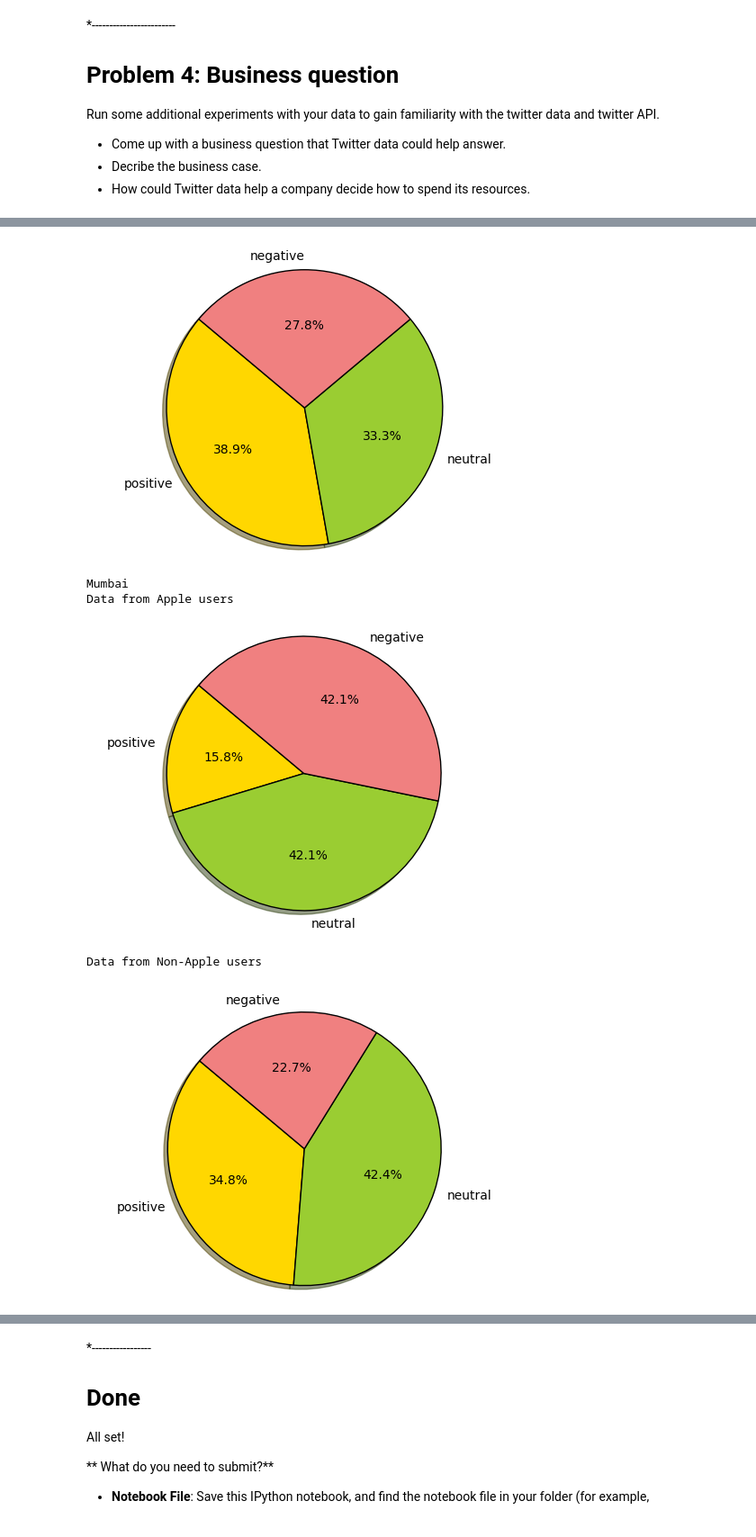
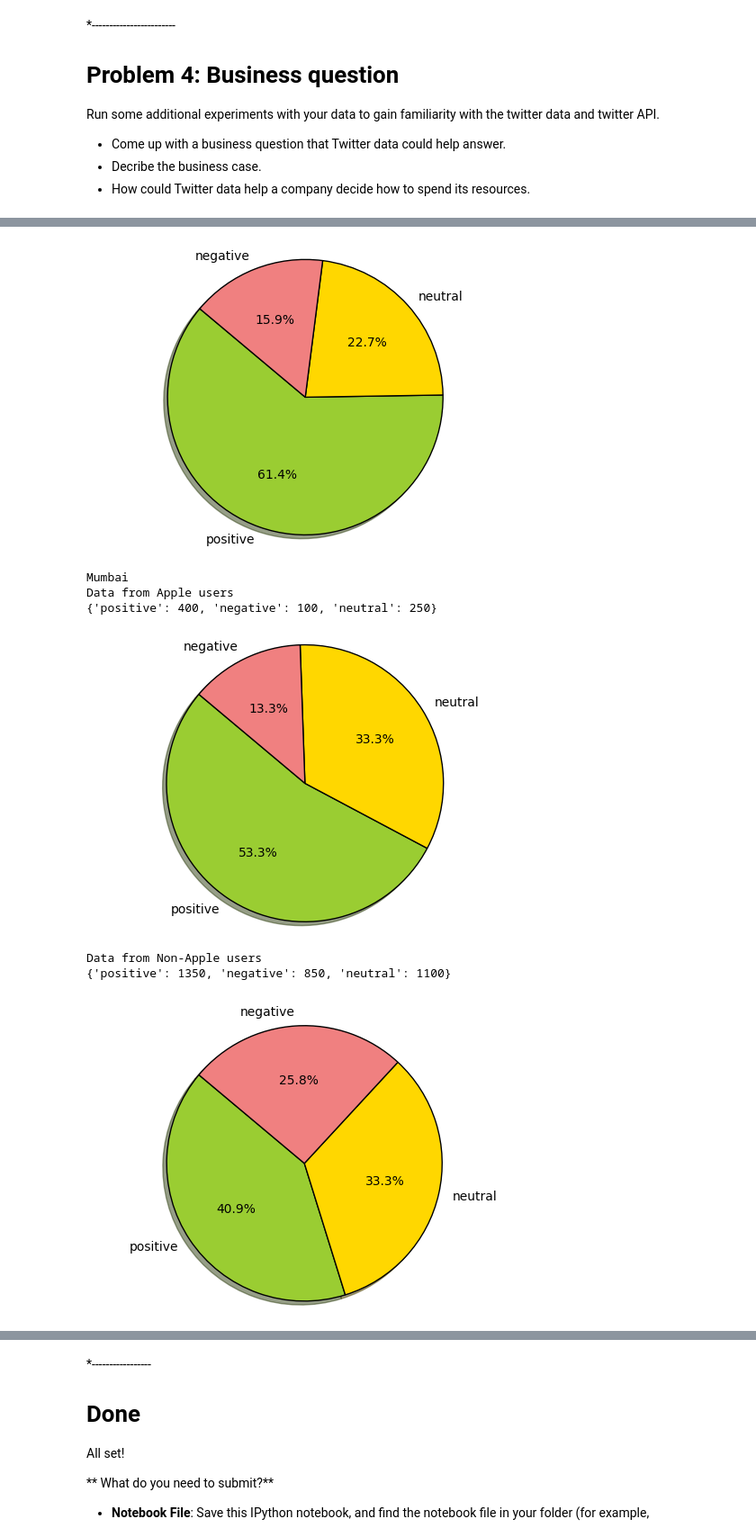
Before and after one commit to DS501-17F-Team14/Case-Study-1, a Jupyter notebook: CaseStudy1.ipynb, the cells around one changed output, grey strips where cells are left out. Shown: that part at 90% size. Saved outputs shown, nothing was run; the diff lists cells and outputs as text; code cells hidden in the pictures.

```diff
--- a/CaseStudy1.ipynb
+++ b/CaseStudy1.ipynb
@@ -84,7 +84,7 @@ max_range = 100
 i = 0
 for city in geocentre:
     statuses = []
-    for _ in range(20):
+    for _ in range(50):
         search_results =twitter_api.search.tweets(q = q, geocode = "%f,%f,%dkm" % (city[0], city[1], max_range), count = count, lang = 'en')
         statuses  +=search_results['statuses']
 
@@ -480,12 +613,14 @@ labels = 'positive', 'neutral', 'negative'
 score_map = estimate_features(data_strings, negative_words, positive_words)
 p_n_map = positive_negative_map(score_map)
 res=[]
-print(p_n_map)
+
 res.append(p_n_map.get("positive"))
 res.append(p_n_map.get("neutral"))
 res.append(p_n_map.get("negative"))
 print("Mumbai")
-plt.pie(res, labels = labels, autopct='%1.1f%%', shadow=True, startangle=140)
+print(p_n_map)
+color = ['green','gold', 'red']
+plt.pie(res, labels = labels, autopct='%1.1f%%', colors = color, shadow=True, startangle=140)
 plt.axis('equal')
 plt.show()
 
@@ -498,7 +633,9 @@ res.append(p_n_map.get("positive"))
 res.append(p_n_map.get("neutral"))
 res.append(p_n_map.get("negative"))
 print("London")
-plt.pie(res, labels = labels, autopct='%1.1f%%', shadow=True, startangle=140)
+print(p_n_map)
+color = ['green','gold', 'red']
+plt.pie(res, labels = labels, autopct='%1.1f%%', colors = color, shadow=True, startangle=140)
 plt.axis('equal')
 plt.show()
 
@@ -513,8 +650,10 @@ res.append(p_n_map.get("positive"))
 res.append(p_n_map.get("neutral"))
 res.append(p_n_map.get("negative"))
 print("New York")
+print(p_n_map)
 #print(res)
-plt.pie(res, labels = labels, autopct='%1.1f%%', shadow=True, startangle=140)
+color = ['green','gold', 'red']
+plt.pie(res, labels = labels, autopct='%1.1f%%', colors = color, shadow=True, startangle=140)
 plt.axis('equal')
 plt.show()
 # %% [output]
@@ -579,25 +720,23 @@ def positive_negative_map(score_map):
 negative_words = load_data("negative_words_cleaned.json")
 positive_words = load_data("positive_words_cleaned.json")
 
-filesName = ["New York 09.14.2017.json", "Mumbai 09.14.2017.json", "London 09.15.2017.json"]
+filesName = ["New York 09.15.2017.json", "Mumbai 09.15.2017.json", "London 09.15.2017.json"]
 
 city=["New York", "Mumbai", "London"]
 for j in range(len(filesName)):
     data_strings = load_data("%s" % filesName[j])
-
-    labels = 'positive', 'neutral', 'negative'
     sources = ["iPhone", "iPad", "Tweetbot for iΟS"]
     score_map = estimate_features_bySources(data_strings, negative_words, positive_words, sources)
     #print(score_map)
     p_n_map = positive_negative_map(score_map)
     res=[]
-    #print(p_n_map)
-    for i in p_n_map.items():
-        #print(i)
-        res.append(i[1])
+    res.append(p_n_map.get("positive"))
+    res.append(p_n_map.get("neutral"))
+    res.append(p_n_map.get("negative"))
     print(city[j])
     print("Data from Apple users")
-    color = ['gold', 'yellowgreen', 'lightcoral']
+    print(p_n_map)
+    color = ['yellowgreen','gold', 'lightcoral']
     plt.pie(res, labels = labels, autopct='%1.1f%%', shadow=True, startangle=140, colors = color)
     plt.axis('equal')
     plt.show()
@@ -606,11 +745,11 @@ for j in range(len(filesName)):
     score_map = estimate_features_bySources(data_strings, negative_words, positive_words, sources)
     p_n_map = positive_negative_map(score_map)
     res=[]
-    #print(p_n_map)
-    for i in p_n_map.items():
-        #print(i)
-        res.append(i[1])
+    res.append(p_n_map.get("positive"))
+    res.append(p_n_map.get("neutral"))
+    res.append(p_n_map.get("negative"))
     print("Data from Non-Apple users")
+    print(p_n_map)
     plt.pie(res, labels = labels, autopct='%1.1f%%', shadow=True, startangle=140, colors = color)
     plt.axis('equal')
     plt.show()
@@ -626,8 +767,10 @@ Data from Non-Apple users
-[figure, old version]
+[figure, new version]
 Mumbai
 Data from Apple users
+{'positive': 400, 'negative': 100, 'neutral': 250}
-[figure, old version]
+[figure, new version]
 Data from Non-Apple users
+{'positive': 1350, 'negative': 850, 'neutral': 1100}
-[figure, old version]
+[figure, new version]
 London
 Data from Apple users
```
Also changed, not shown: parts of 11 cells of this notebook.
